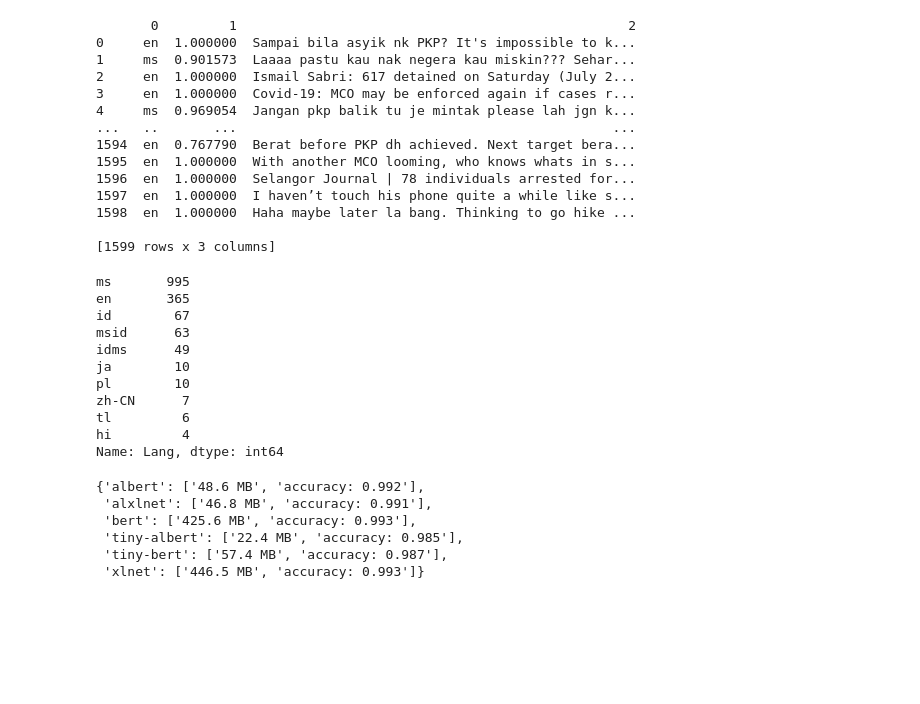
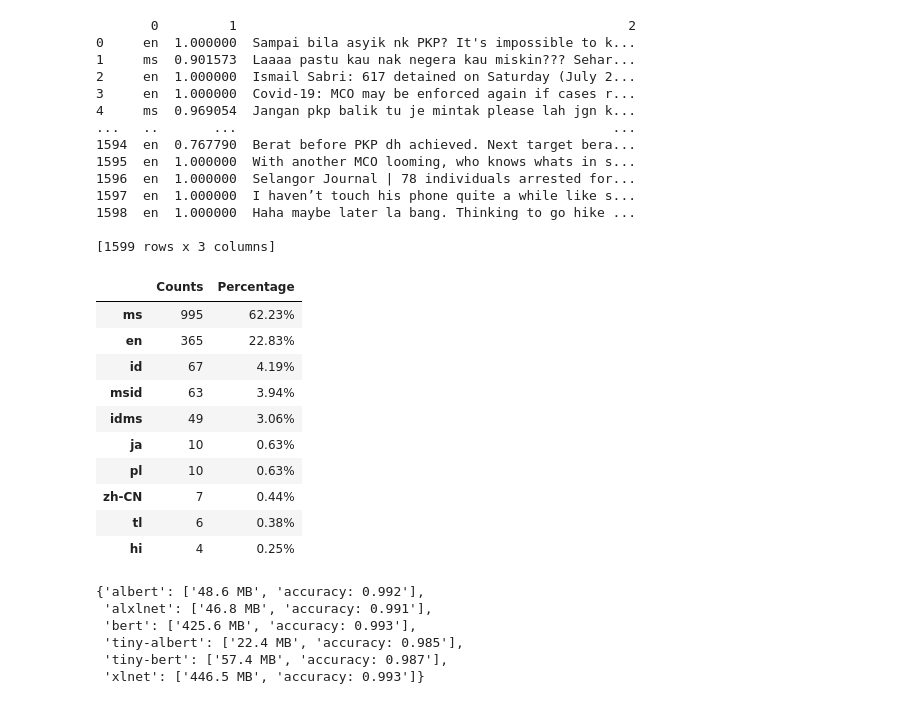
Before and after one commit to ashamril/Text-Analytics, a Jupyter notebook: Twitter_Sentiment_Analysis_on_any_keyword_here_in_Malaysia.ipynb, the cells around one changed output. Cells and saved outputs as stored; diff of their text form; code cells hidden in the pictures; blank space fills up the shorter version.

```diff
--- a/Twitter_Sentiment_Analysis_on_any_keyword_here_in_Malaysia.ipynb
+++ b/Twitter_Sentiment_Analysis_on_any_keyword_here_in_Malaysia.ipynb
@@ -148,21 +148,25 @@ print(detection_df)
 1598  en  1.000000  Haha maybe later la bang. Thinking to go hike ...
 
 [1599 rows x 3 columns]
-# %%
-detection_df.columns = ['Lang','Confidence','Text']
-detection_df['Lang'].value_counts().head(10)
-# %% [output]
-ms       995
-en       365
-id        67
-msid      63
-idms      49
-ja        10
-pl        10
-zh-CN      7
-tl         6
-hi         4
-Name: Lang, dtype: int64
+# %%
+  detection_df.columns = ['Lang','Confidence','Text']
+  s = detection_df.Lang
+  counts = s.value_counts()
+  percent100 = s.value_counts(normalize=True).mul(100).round(2).astype(str) + '%'
+  detection_df2 = pd.DataFrame({'Counts': counts, 'Percentage': percent100})
+  detection_df2.head(10)
+# %% [output]
+|  | Counts | Percentage |
+| ms | 995 | 62.23% |
+| en | 365 | 22.83% |
+| id | 67 | 4.19% |
+| msid | 63 | 3.94% |
+| idms | 49 | 3.06% |
+| ja | 10 | 0.63% |
+| pl | 10 | 0.63% |
+| zh-CN | 7 | 0.44% |
+| tl | 6 | 0.38% |
+| hi | 4 | 0.25% |
 # %%
 # Available Transformer models
 malaya.sentiment.available_transformer()
```
Also changed, not shown: parts of 2 cells of this notebook.
